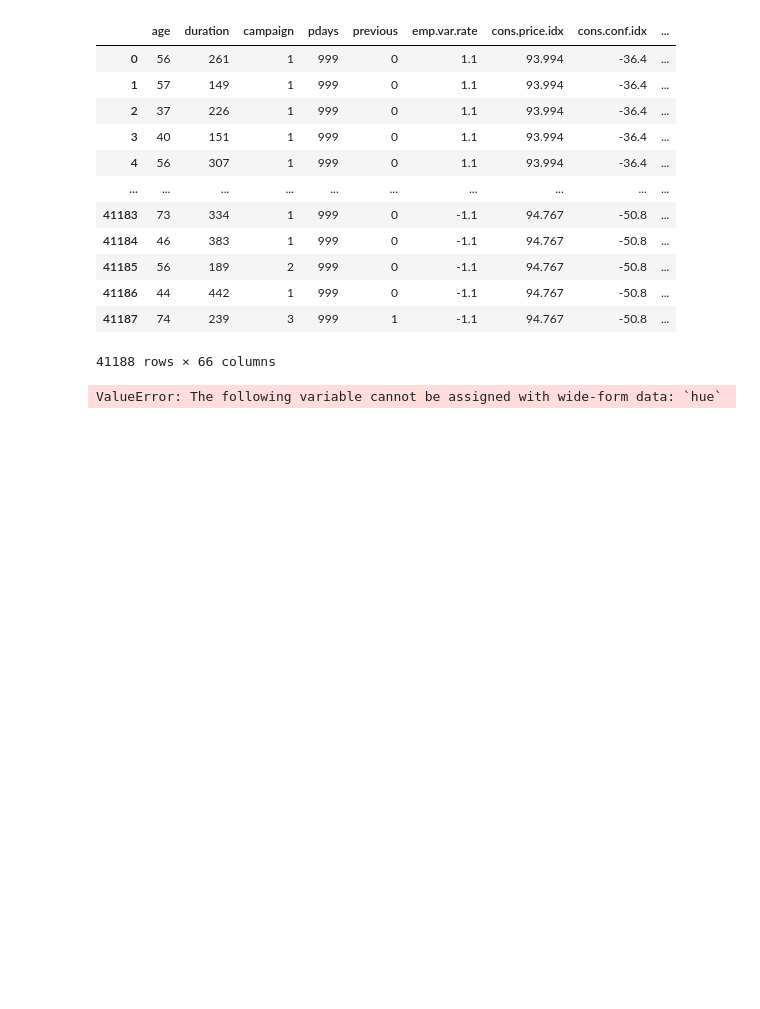
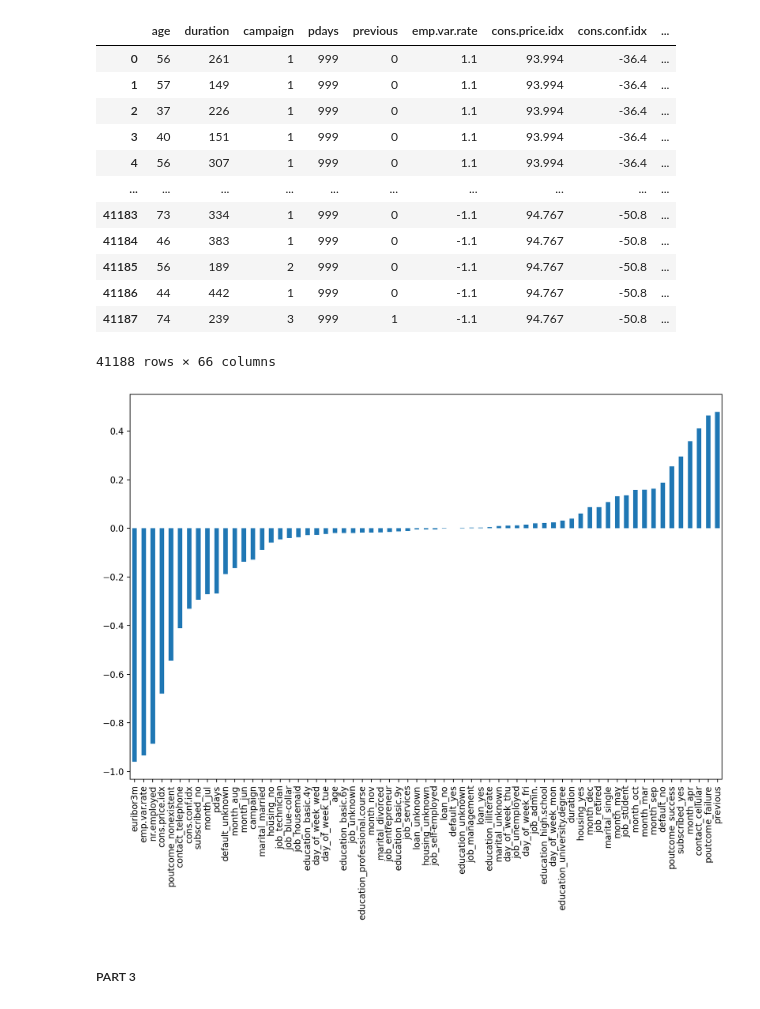
Before and after one commit to NabeelGhazali/machine-learning-notes, a Jupyter notebook: 9. K-Means Clustering/K-Means Clustering.ipynb, the cells around one changed output. Drawn from its saved outputs; the diff is of its cells as text; code cells hidden in the pictures; blank space fills up the shorter version.

```diff
--- a/9. K-Means Clustering/K-Means Clustering.ipynb
+++ b/9. K-Means Clustering/K-Means Clustering.ipynb
@@ -200,7 +202,11 @@ X
 | 41186 | 44 | 442 | 1 | 999 | 0 | -1.1 | 94.767 | -50.8 | ... |
 | 41187 | 74 | 239 | 3 | 999 | 1 | -1.1 | 94.767 | -50.8 | ... |
 41188 rows × 66 columns
-# %%
-sns.scatterplot(data=X, hue='Cluster')
-# %% [output]
-ValueError: The following variable cannot be assigned with wide-form data: `hue`
+# %%
+plt.figure(figsize=(12,8), dpi=200)
+X.corr()['Cluster'].iloc[:-1].sort_values().plot(kind='bar')
+plt.xticks(rotation=90);
+# %% [output]
+[figure, added]
+# %% [markdown]
+##### PART 3
```
Also changed, not shown: parts of 9 cells of this notebook.
